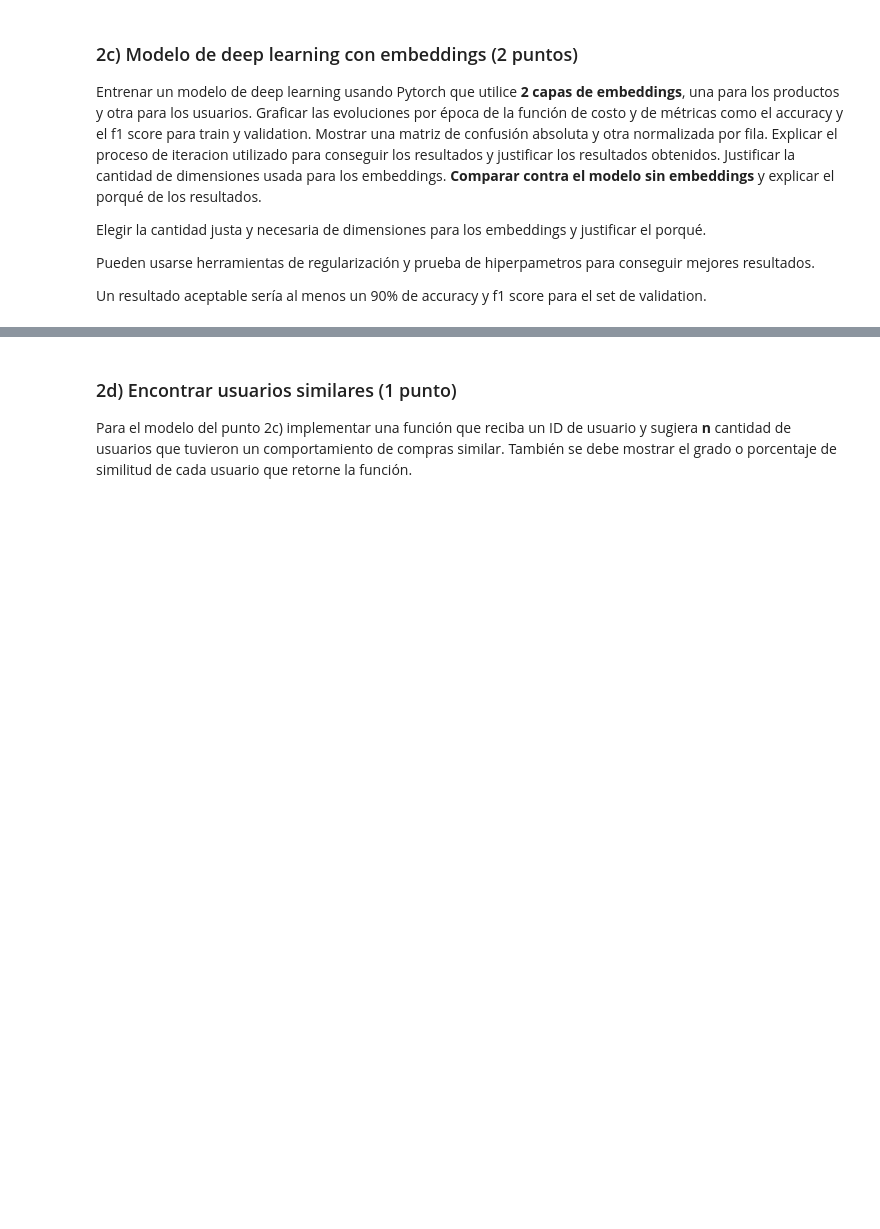
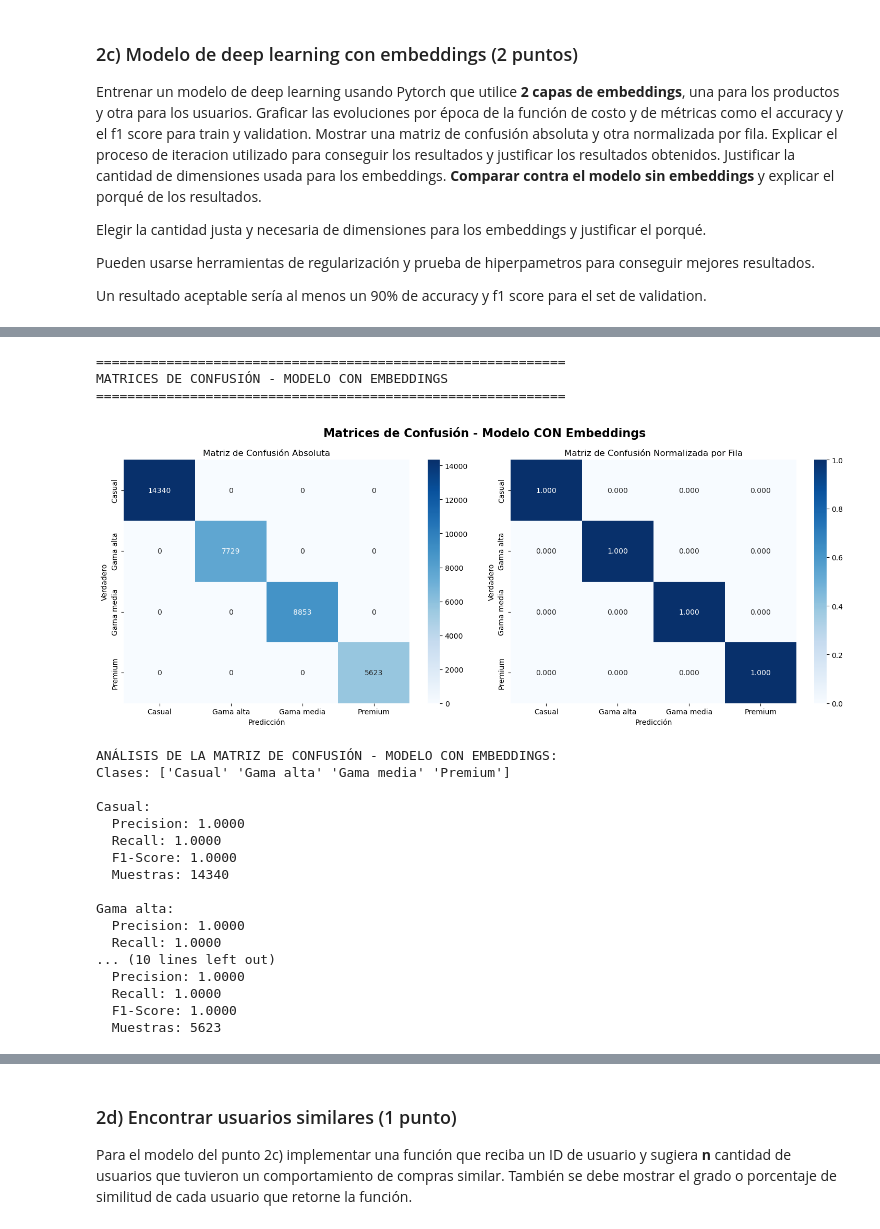
Before and after one commit to joniborda/AprendizajeProfundo, a Jupyter notebook: BORDA_JONATHAN_MATIAS_DL_TP1_Co21-new.ipynb, the cells around one changed output, grey strips where cells are left out. Cells and saved outputs as stored; diff of their text form; code cells hidden in the pictures; blank space fills up the shorter version.

```diff
--- a/BORDA_JONATHAN_MATIAS_DL_TP1_Co21-new.ipynb
+++ b/BORDA_JONATHAN_MATIAS_DL_TP1_Co21-new.ipynb
@@ -1645,0 +2219,68 @@ Un resultado aceptable sería al menos un 90% de accuracy y f1 score para el set
+# %%
+print("=" * 60)
+print("MATRICES DE CONFUSIÓN - MODELO CON EMBEDDINGS")
+print("=" * 60)
+
+cm_emb = confusion_matrix(test_emb_targets, test_emb_preds)
+cm_emb_normalized = confusion_matrix(test_emb_targets, test_emb_preds, normalize='true')
+
+fig, axes = plt.subplots(1, 2, figsize=(15, 6))
+fig.suptitle('Matrices de Confusión - Modelo CON Embeddings', fontsize=16, fontweight='bold')
+
+sns.heatmap(cm_emb, annot=True, fmt='d', cmap='Blues',
+            xticklabels=le_target.classes_, yticklabels=le_target.classes_,
+            ax=axes[0])
+axes[0].set_title('Matriz de Confusión Absoluta')
+axes[0].set_xlabel('Predicción')
+axes[0].set_ylabel('Verdadero')
+
+sns.heatmap(cm_emb_normalized, annot=True, fmt='.3f', cmap='Blues',
+            xticklabels=le_target.classes_, yticklabels=le_target.classes_,
+            ax=axes[1])
+axes[1].set_title('Matriz de Confusión Normalizada por Fila')
+axes[1].set_xlabel('Predicción')
+axes[1].set_ylabel('Verdadero')
+
+plt.tight_layout()
+plt.show()
+
+print(f"\nANÁLISIS DE LA MATRIZ DE CONFUSIÓN - MODELO CON EMBEDDINGS:")
+print(f"Clases: {le_target.classes_}")
+
+for i, class_name in enumerate(le_target.classes_):
+    true_positives = cm_emb[i, i]
+    false_negatives = cm_emb[i, :].sum() - true_positives
+    false_positives = cm_emb[:, i].sum() - true_positives
+    true_negatives = cm_emb.sum() - (true_positives + false_negatives + false_positives)
+
+    precision = true_positives / (true_positives + false_positives) if (true_positives + false_positives) > 0 else 0
+    recall = true_positives / (true_positives + false_negatives) if (true_positives + false_negatives) > 0 else 0
+    f1 = 2 * (precision * recall) / (precision + recall) if (precision + recall) > 0 else 0
+
+    print(f"\n{class_name}:")
+    print(f"  Precision: {precision:.4f}")
+    print(f"  Recall: {recall:.4f}")
+    print(f"  F1-Score: {f1:.4f}")
+    print(f"  Muestras: {cm_emb[i, :].sum()}")
+# %% [output]
+============================================================
+MATRICES DE CONFUSIÓN - MODELO CON EMBEDDINGS
+============================================================
+[figure, added]
+ANÁLISIS DE LA MATRIZ DE CONFUSIÓN - MODELO CON EMBEDDINGS:
+Clases: ['Casual' 'Gama alta' 'Gama media' 'Premium']
+
+Casual:
+  Precision: 1.0000
+  Recall: 1.0000
+  F1-Score: 1.0000
+  Muestras: 14340
+
+Gama alta:
+  Precision: 1.0000
+  Recall: 1.0000
+... (10 lines left out)
+  Precision: 1.0000
+  Recall: 1.0000
+  F1-Score: 1.0000
+  Muestras: 5623
```
Also changed, not shown: parts of 31 cells of this notebook.
